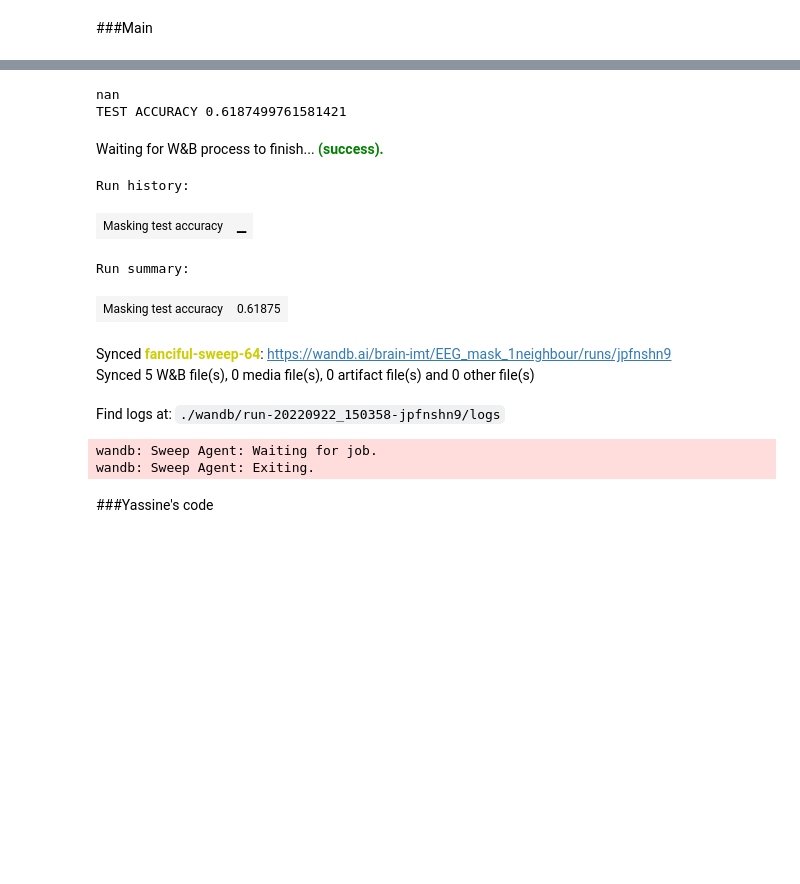
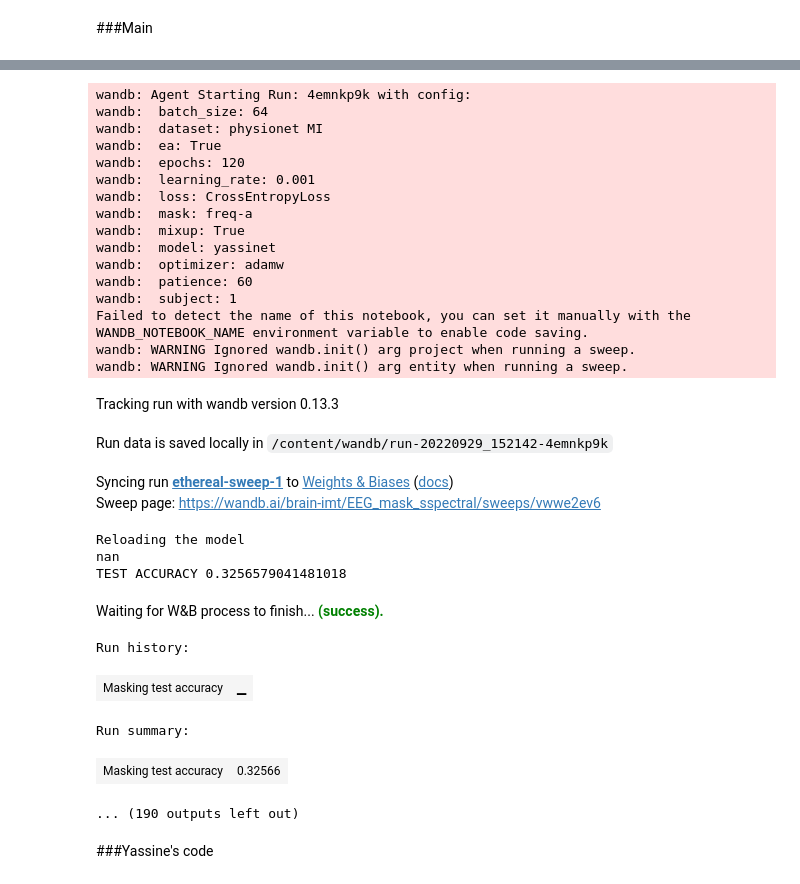
Before and after one commit to GhBlg/Others, a Jupyter notebook: sweeps_with_blocks.ipynb, the cells around one changed output, grey strips where cells are left out. Drawn from its saved outputs; the diff is of its cells as text; code cells hidden in the pictures; blank space fills up the shorter version.

```diff
--- a/sweeps_with_blocks.ipynb
+++ b/sweeps_with_blocks.ipynb
@@ -2098,32 +2206,36 @@ def test_mask(model,x, y, number_of_subjects, device, bad_subjects, config, data
 # %%
 resultdir='/content/resultdir/'
-dataset = MOABBDataset(dataset_name="Cho2017", subject_ids=[2])
+dataset = MOABBDataset(dataset_name="PhysionetMI", subject_ids=[2])
 channels=dataset.datasets[0].raw.ch_names
-channels=channels[:64]
-dataset='Cho 2017'
+'''channels=channels[:-1]
+channels[-3]='Fp1'
+channels[-2]='Fpz'
+channels[-1]='Fp2' '''
 
-if dataset=='bci4':
+print(channels)
+Dataset='physionet MI'
+
+if Dataset=='bci4':
     number_of_subjects=9
     bad_subjects=[] #bad subject for BCI-VI-2a
     x = x1[:]
     y = y1[:]
-elif dataset=='physionet MI':
+elif Dataset=='physionet MI':
     number_of_subjects=109
     bad_subjects=[88,90,92,100] #bad subject for Physionet MI
     x = x2[:]
     y = y2[:]
-elif dataset=='Cho 2017':
+elif Dataset=='Cho 2017':
     number_of_subjects=52
     bad_subjects=[32,46,49] #bad subject for Cho2017
     x = x3[:]
     y = y3[:]
 
-
-for kfold in range(7,11):
-  model=train_sweep(x, y, number_of_subjects, device, bad_subjects, [], dataset, [] , resultdir, kfold)
+for kfold in range(1,11):
+  model=train_sweep(x, y, number_of_subjects, device, bad_subjects, [], Dataset, [] , resultdir, kfold)
 
   #################################################################################################################################
-  project_name='EEG_mask_1neighbour' #PhysioNet_tests   #bci4_tests   #cho17_tests   #sandbox       EEG_mask
+  project_name='EEG_mask_sspectral' #PhysioNet_tests   #bci4_tests   #cho17_tests   #sandbox       EEG_mask_temp
 
   sweep_config = {
       'method': 'grid', #grid
@@ -2133,7 +2245,7 @@ for kfold in range(7,11):
       },
       'parameters': {
           'dataset': {
-              'values': ['Cho 2017']
+              'values': [Dataset]
           },
           'model': {
               'values': ['yassinet']
@@ -2167,9 +2279,14 @@ for kfold in range(7,11):
               'values': [True]
           },
           'mask': {
-              'values': channels
+              'values': ['freq-a','freq-b','freq-d','freq-t','freq-g']
           },
-
+          #'wind_strt': {
+          #    'values': [0.0, 0.1, 0.2, 0.3, 0.4, 0.5, 0.6,
+           #              0.7, 0.8, 0.9, 1.0, 1.1, 1.2, 1.3, 1.4,
+           #              1.5, 1.6, 1.7, 1.8, 1.9, 2.0, 2.1, 2.2,
+           #              2.3, 2.4, 2.5]
+          #},
       }
   }
 
@@ -2182,8 +2299,7 @@ for kfold in range(7,11):
       with run:
           config =wandb.config
 
-
-          x_p =masking(copy.deepcopy(x), number_of_subjects, config.mask, channels, neighbours=1)
+          x_p =masking(copy.deepcopy(x), number_of_subjects, config.mask, channels)
           test_acc = test_mask(model, x_p, y, number_of_subjects, device, bad_subjects, config, config.dataset, resultdir='/content/resultdir/')
           wandb.log({'Masking test accuracy': test_acc})
       ############################################################################
@@ -2198,15 +2328,32 @@ Reloading the model
-nan
-TEST ACCURACY 0.6187499761581421
+wandb: Agent Starting Run: 4emnkp9k with config:
+wandb:  batch_size: 64
+wandb:  dataset: physionet MI
+wandb:  ea: True
+wandb:  epochs: 120
+wandb:  learning_rate: 0.001
+wandb:  loss: CrossEntropyLoss
+wandb:  mask: freq-a
+wandb:  mixup: True
+wandb:  model: yassinet
+wandb:  optimizer: adamw
+wandb:  patience: 60
+wandb:  subject: 1
+Failed to detect the name of this notebook, you can set it manually with the WANDB_NOTEBOOK_NAME environment variable to enable code saving.
+wandb: WARNING Ignored wandb.init() arg project when running a sweep.
+wandb: WARNING Ignored wandb.init() arg entity when running a sweep.
-Waiting for W&B process to finish... (success).
+Tracking run with wandb version 0.13.3
-Run history:
-| Masking test accuracy | ▁ |
-Run summary:
-| Masking test accuracy | 0.61875 |
-Synced fanciful-sweep-64: https://wandb.ai/brain-imt/EEG_mask_1neighbour/runs/jpfnshn9
-Synced 5 W&B file(s), 0 media file(s), 0 artifact file(s) and 0 other file(s)
+Run data is saved locally in /content/wandb/run-20220929_152142-4emnkp9k
-Find logs at: ./wandb/run-20220922_150358-jpfnshn9/logs
+Syncing run ethereal-sweep-1 to Weights & Biases (docs)
+Sweep page: https://wandb.ai/brain-imt/EEG_mask_sspectral/sweeps/vwwe2ev6
+Reloading the model
+nan
+TEST ACCURACY 0.3256579041481018
+Waiting for W&B process to finish... (success).
+Run history:
+| Masking test accuracy | ▁ |
-wandb: Sweep Agent: Waiting for job.
-wandb: Sweep Agent: Exiting.
+Run summary:
+| Masking test accuracy | 0.32566 |
+... (190 outputs left out)
 # %% [markdown]
 ###Yassine's code
 # %%
```
Also changed, not shown: parts of 7 cells of this notebook.
